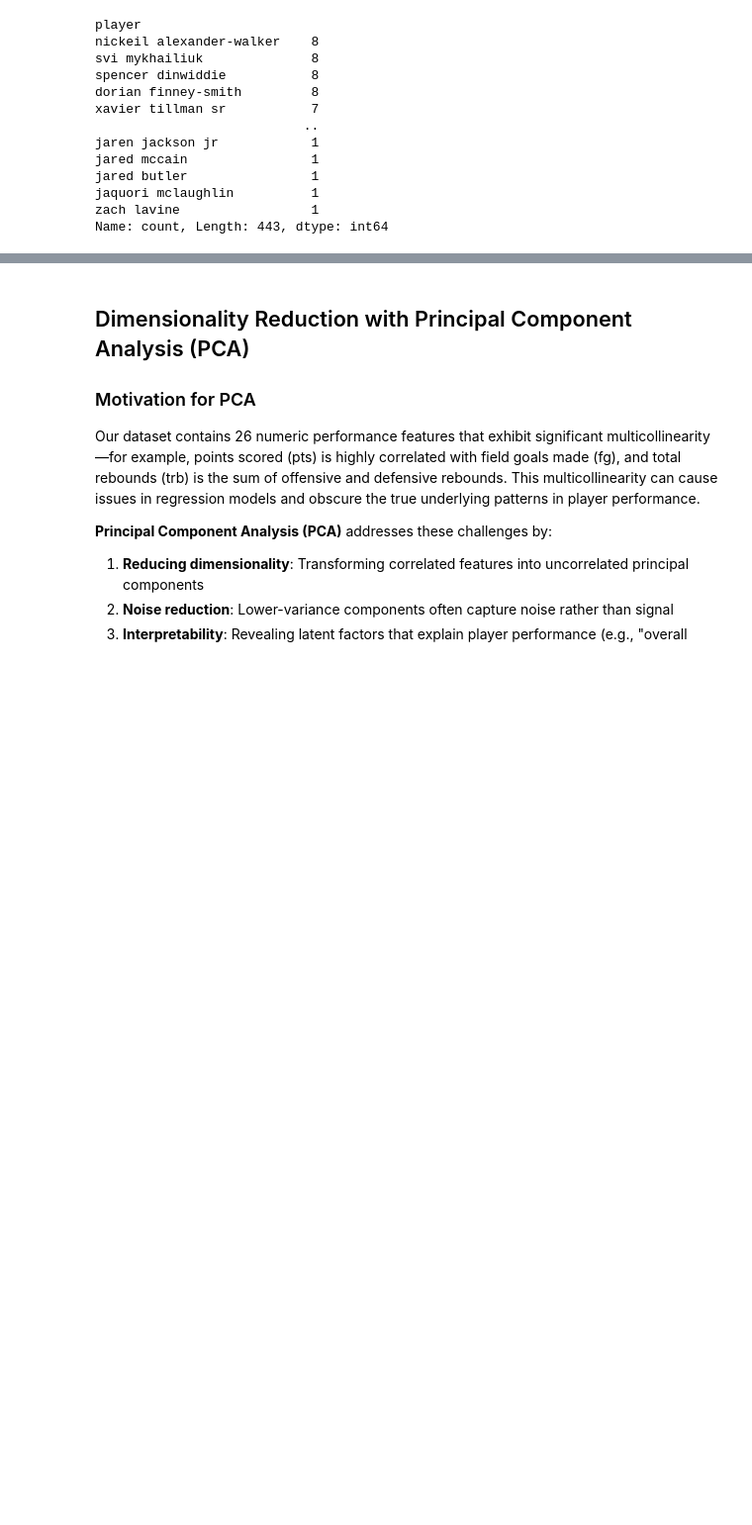
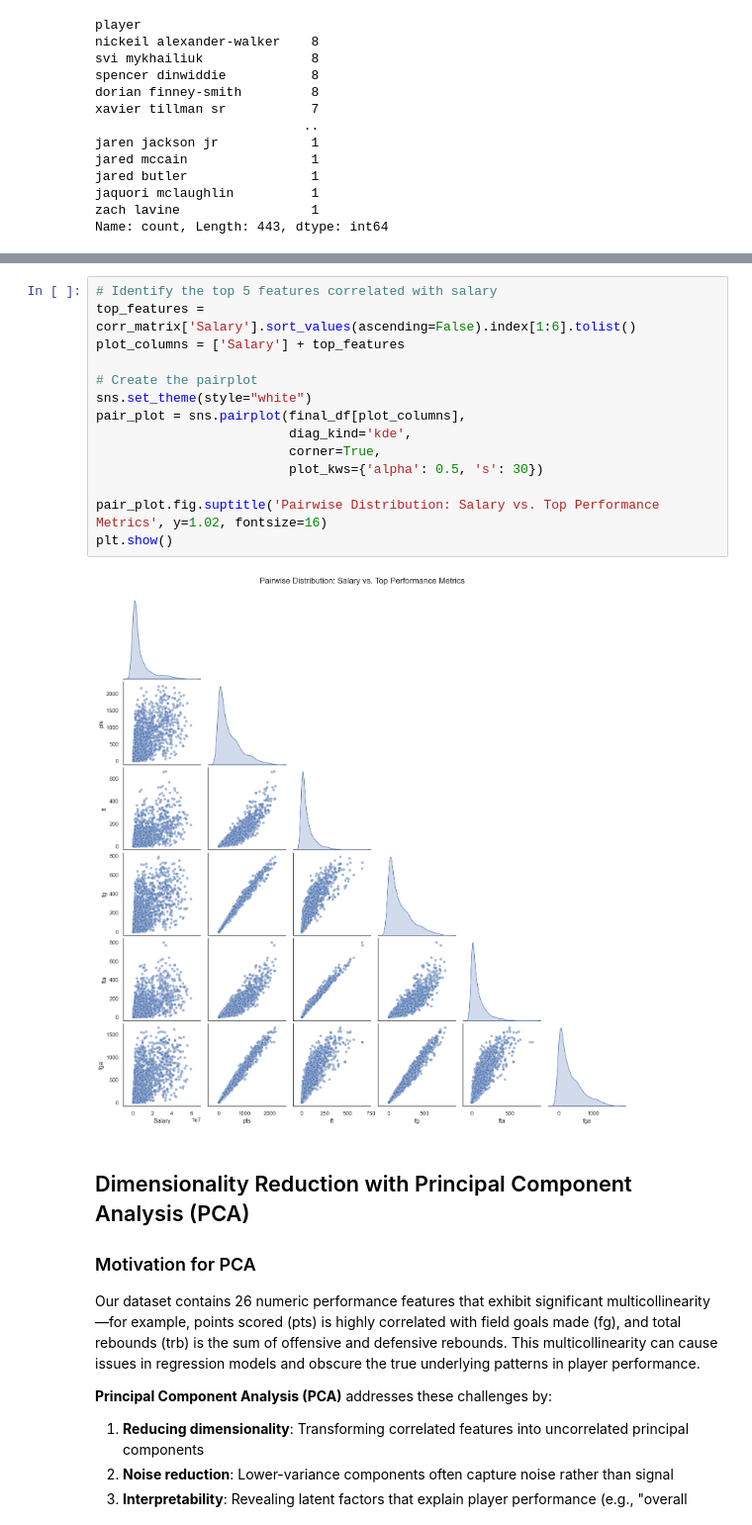
Before and after one commit to COGS108/Group074_WI26, a Jupyter notebook: 02-EDACheckpoint.ipynb, the cells around one changed output, grey strips where cells are left out. Shown at 99% size. Saved outputs shown, nothing was run; the diff lists cells and outputs as text; blank space fills up the shorter version.

```diff
--- a/02-EDACheckpoint.ipynb
+++ b/02-EDACheckpoint.ipynb
@@ -538,3 +593,19 @@ Some more words and stuff.  Remember notebooks work best if you interleave the c
+# %%
+# Identify the top 5 features correlated with salary
+top_features = corr_matrix['Salary'].sort_values(ascending=False).index[1:6].tolist()
+plot_columns = ['Salary'] + top_features
+
+# Create the pairplot
+sns.set_theme(style="white")
+pair_plot = sns.pairplot(final_df[plot_columns],
+                         diag_kind='kde',
+                         corner=True,
+                         plot_kws={'alpha': 0.5, 's': 30})
+
+pair_plot.fig.suptitle('Pairwise Distribution: Salary vs. Top Performance Metrics', y=1.02, fontsize=16)
+plt.show()
+# %% [output]
+[figure, added]
 # %% [markdown]
 ## Dimensionality Reduction with Principal Component Analysis (PCA)
 
```
Also changed, not shown: parts of 10 cells of this notebook, 4 other files.
